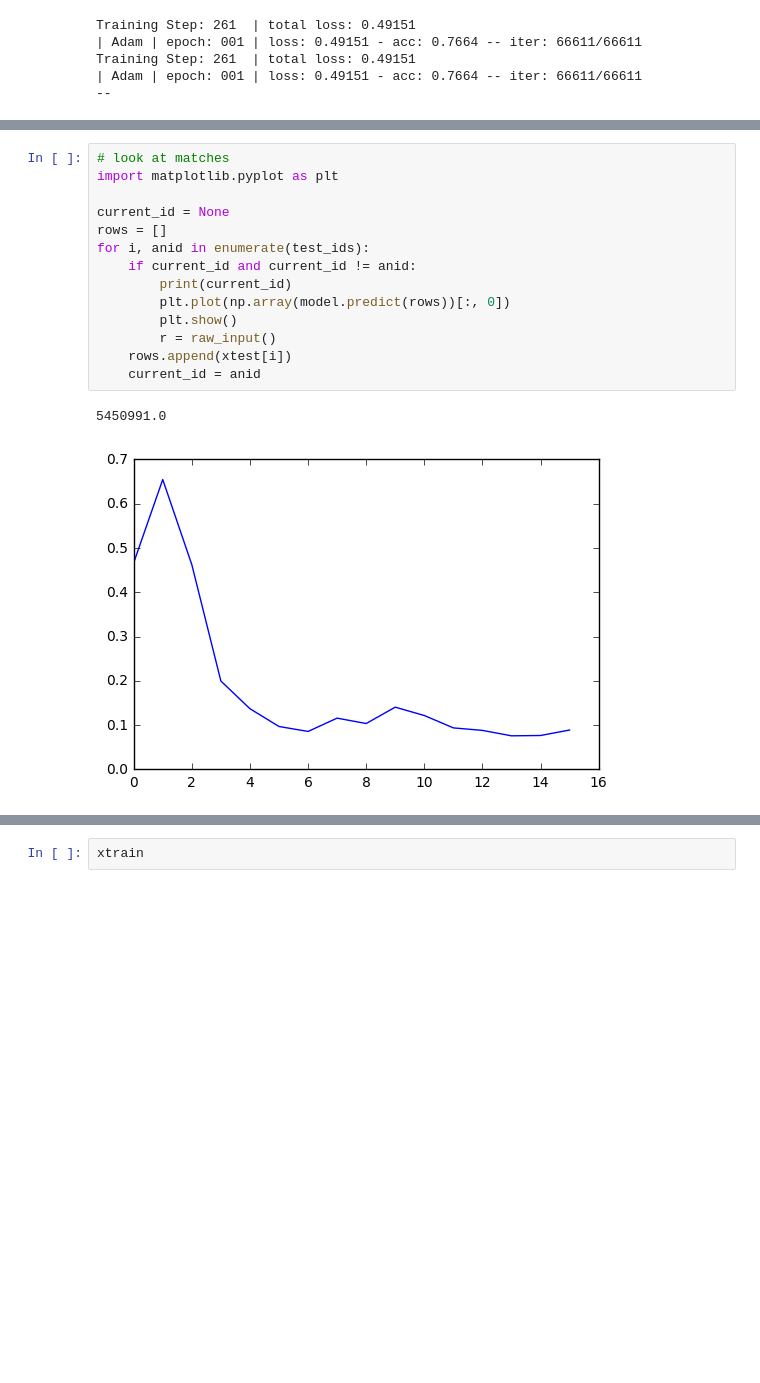
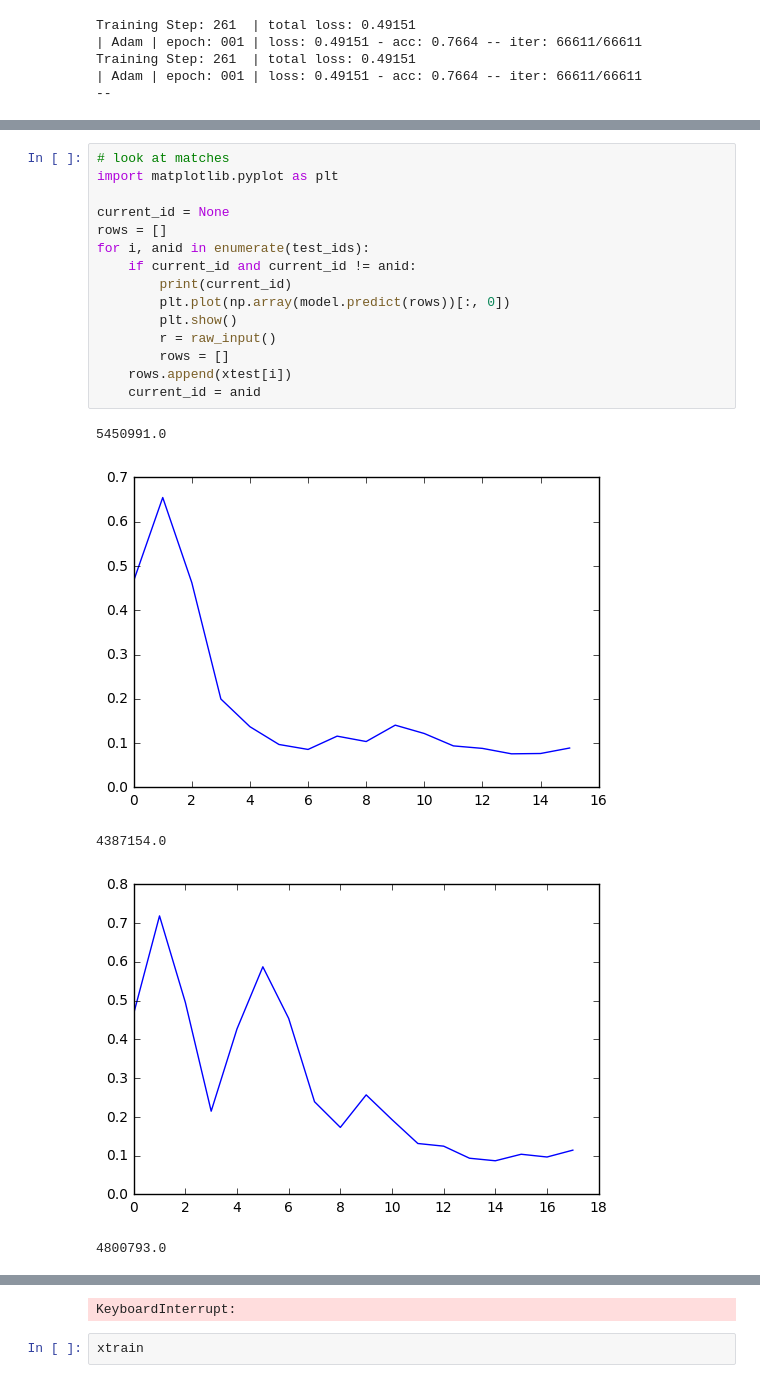
Before and after one commit to mmenz/YUSAG, a Jupyter notebook: Tennis/TennisPrediction.ipynb, the cells around one changed output, grey strips where cells are left out. Cells and saved outputs as stored; diff of their text form; blank space fills up the shorter version.

Commit message:
Added charting

```diff
--- a/Tennis/TennisPrediction.ipynb
+++ b/Tennis/TennisPrediction.ipynb
@@ -97,17 +79,21 @@ model.predict(xtest[:100])
 # %%
 # look at matches
 import matplotlib.pyplot as plt
 
 current_id = None
 rows = []
 for i, anid in enumerate(test_ids):
     if current_id and current_id != anid:
         print(current_id)
         plt.plot(np.array(model.predict(rows))[:, 0])
         plt.show()
         r = raw_input()
+        rows = []
     rows.append(xtest[i])
     current_id = anid
 # %% [output]
 5450991.0
 [figure]
+4387154.0
+[figure, added]
+4800793.0
@@ -114,3 +101,4 @@ for i, anid in enumerate(test_ids):
+KeyboardInterrupt:
 # %%
 xtrain
 # %%
```
Also changed, not shown: parts of 2 cells of this notebook.
